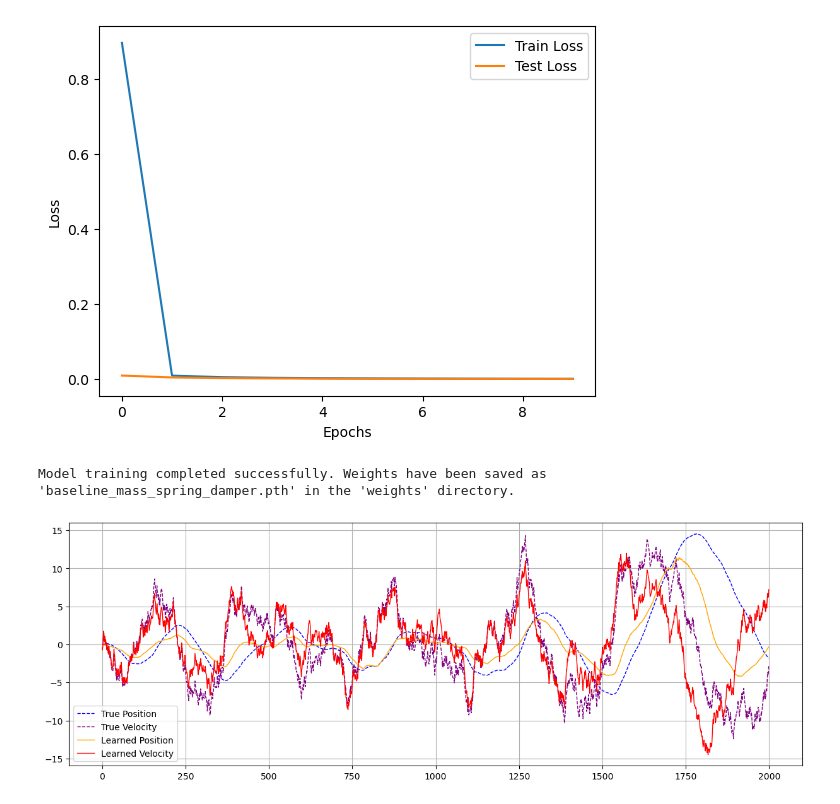
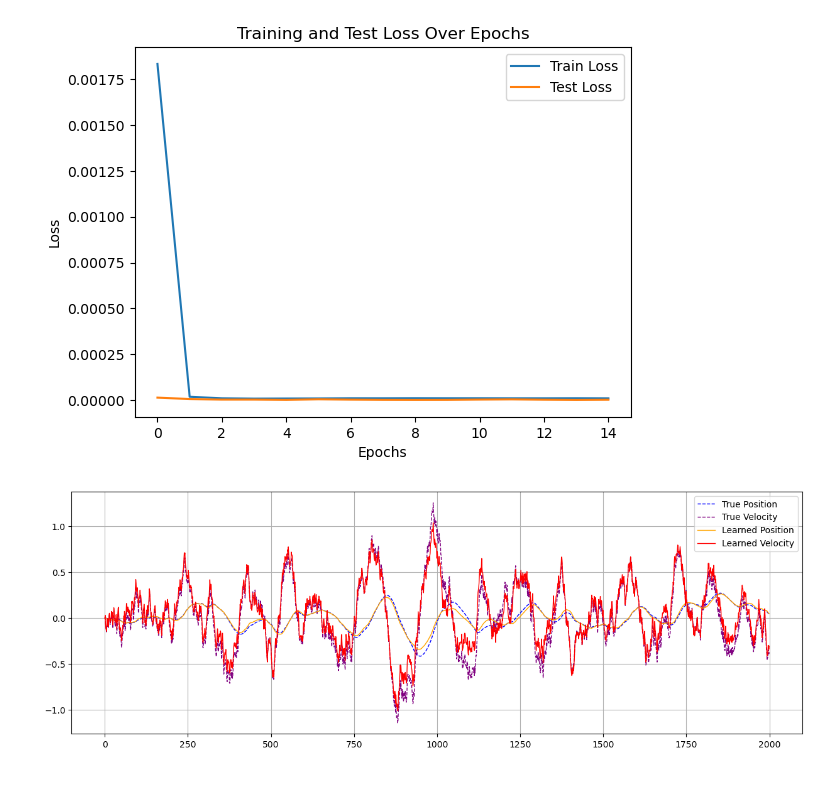
Before and after one commit to bensturgis/tum-adlr-10, a Jupyter notebook: experiments/train_mass_spring_damper.ipynb, the cells around one changed output. Drawn from its saved outputs; the diff is of its cells as text; code cells hidden in the pictures.

```diff
--- a/experiments/train_mass_spring_damper.ipynb
+++ b/experiments/train_mass_spring_damper.ipynb
@@ -7,32 +7,33 @@ sys.path.append(os.path.abspath(".."))
 # %%
 from dynamical_systems.mass_spring_damper_system import MassSpringDamperEnv
 from models.feedforward_nn import FeedforwardNN
-from sampling_methods.random_exploration import random_exploration
-from train import create_dataloader, train_model
-from utils import combine_datasets
+from sampling_methods.random_exploration import RandomExploration
+from train import train_model
+from utils.train_utils import combine_datasets, create_dataloader, create_test_dataset
 
 import torch
 import os
 
-env = MassSpringDamperEnv(nlin=True, noise_var=0.01)
+env = MassSpringDamperEnv(nlin=False)
 
 # Hyperparameters
-NUM_TRAJECTORIES = 50
+NUM_TRAJECTORIES = 200
 HORIZON = 500
-BATCH_SIZE = 50
-NUM_EPOCHS = 10
+BATCH_SIZE = 64
+NUM_EPOCHS = 15
 LEARNING_RATE = 1e-3
 HIDDEN_SIZE = 64
 
 # Collect data from the environment
-train_dataset = random_exploration(env, HORIZON)
+random_exploration = RandomExploration(horizon=HORIZON)
+train_dataset = random_exploration.sample(env)
 for _ in range(NUM_TRAJECTORIES-1):
-    new_dataset = random_exploration(env, HORIZON)
+    new_dataset = random_exploration.sample(env)
     train_dataset = combine_datasets(train_dataset, new_dataset)
 # Create DataLoader for training
 train_dataloader = create_dataloader(train_dataset, BATCH_SIZE)
 # Collect data for test set
-test_dataset = random_exploration(env, HORIZON)
+test_dataset = random_exploration.sample(env)
 # Create DataLoader for training
 test_dataloader = create_dataloader(test_dataset, HORIZON)
 
@@ -42,13 +43,13 @@ action_dim = env.action_space.shape[0]
 model = FeedforwardNN(state_dim, action_dim, hidden_size=HIDDEN_SIZE)
 
 # Train the model
-train_model(model, train_dataloader, test_dataloader, NUM_EPOCHS, LEARNING_RATE, plot=True)
+_,_,model_weights = train_model(model, train_dataloader, test_dataloader, NUM_EPOCHS, LEARNING_RATE, plot=True)
 
 # Ensure the 'weights' directory exists
 os.makedirs('../weights', exist_ok=True)
 
 # Save the trained model
-torch.save(model.state_dict(), '../weights/baseline_mass_spring_damper.pth')
-print("Model training completed successfully. "
-      "Weights have been saved as 'baseline_mass_spring_damper.pth' in the 'weights' directory.")
+torch.save(model_weights, '../weights/baseline_mass_spring_damper.pth')
+# print("Model training completed successfully. "
+#       "Weights have been saved as 'baseline_mass_spring_damper.pth' in the 'weights' directory.")
 # %% [output]
@@ -55,5 +74,4 @@ print("Model training completed successfully. "
-[figure, old version]
+[figure, new version]
-Model training completed successfully. Weights have been saved as 'baseline_mass_spring_damper.pth' in the 'weights' directory.
 # %%
 # test model
 from dynamical_systems.mass_spring_damper_system import MassSpringDamperEnv
@@ -102,7 +120,7 @@ plt.legend()
 plt.grid(True)
 plt.show()
 # %% [output]
-[figure, old version]
+[figure, new version]
 # %%
 # Plot Phase Trajectories (Position vs Velocity)
 plt.figure(2, (10, 10))
```
Also changed, not shown: parts of 3 cells of this notebook, 10 other files.
